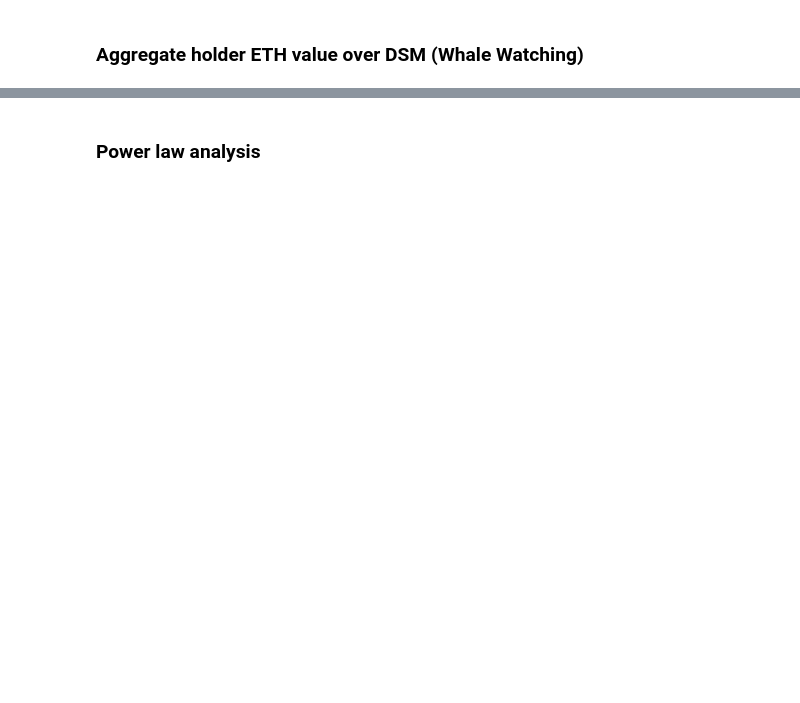
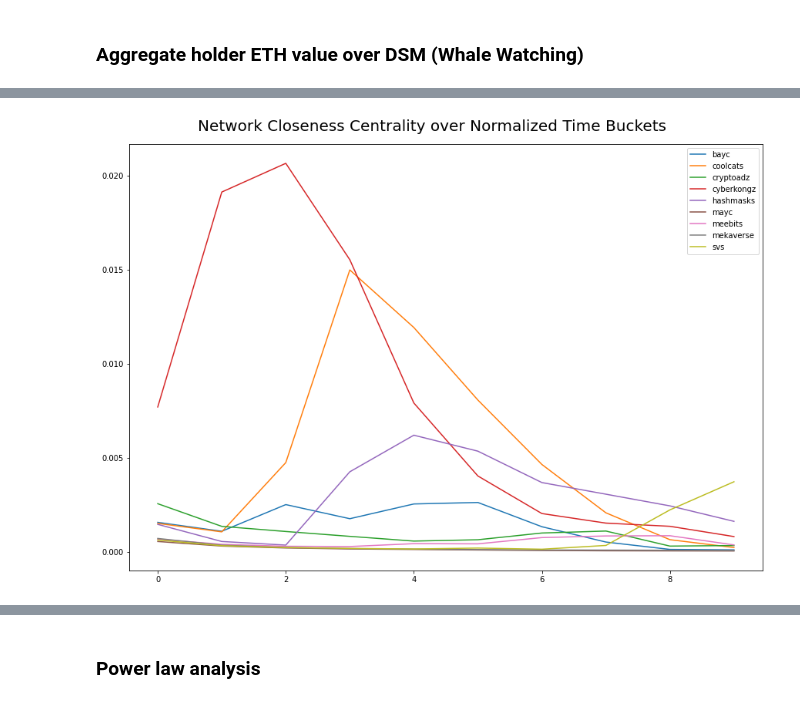
Before and after one commit to blueslurpee/netsci-final-project, a Jupyter notebook: NetSci_Final_EDA.ipynb, the cells around one changed output, grey strips where cells are left out. Saved outputs shown, nothing was run; the diff lists cells and outputs as text; code cells hidden in the pictures; blank space fills up the shorter version.

```diff
--- a/NetSci_Final_EDA.ipynb
+++ b/NetSci_Final_EDA.ipynb
@@ -405,0 +409,4 @@ for project, df_snapshots in dataframes_snapshots.items():
+# %%
+plot_snapshot_attribute_over_time_bucket(df_snapshots, "centrality_closeness")
+# %% [output]
+[figure, added]
```
Also changed, not shown: parts of 35 cells of this notebook, 50 other files.
